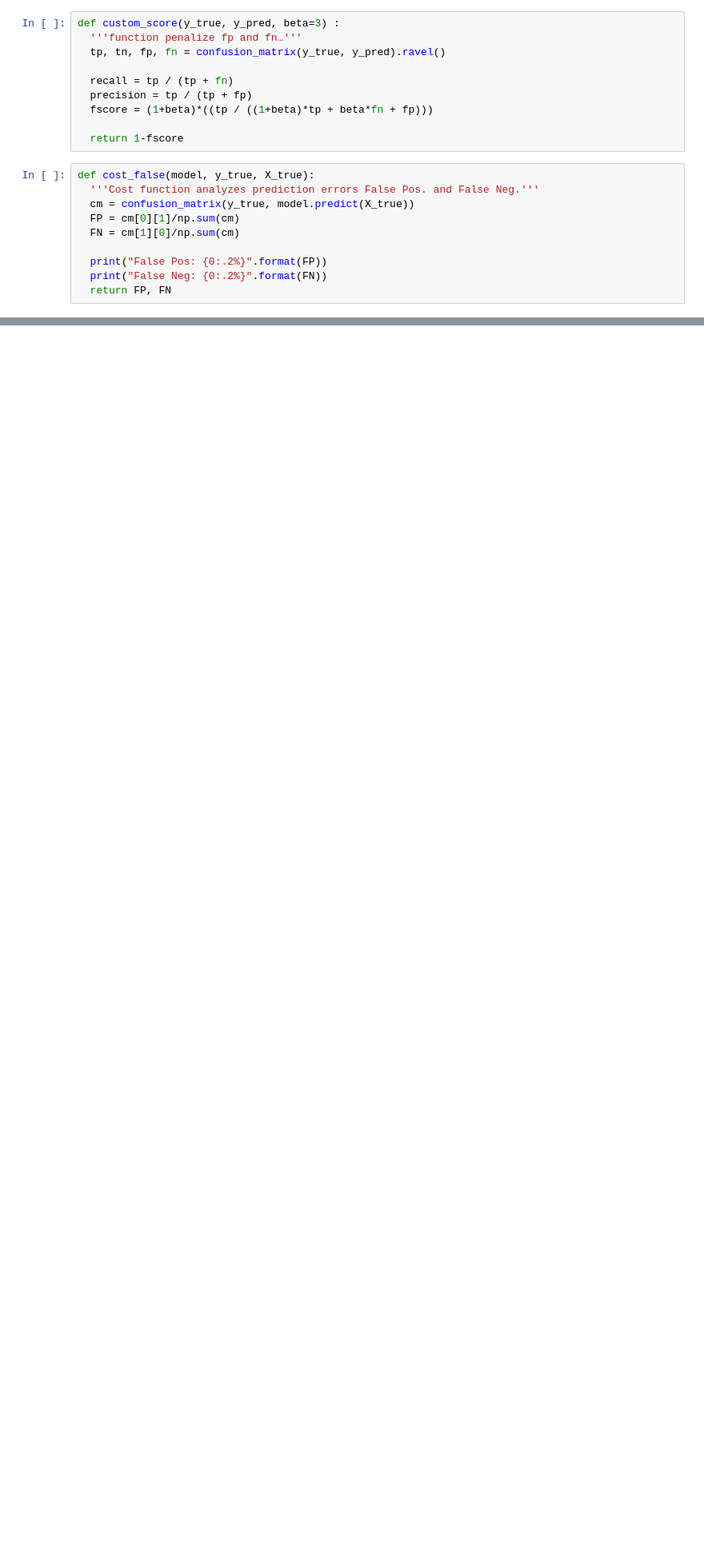
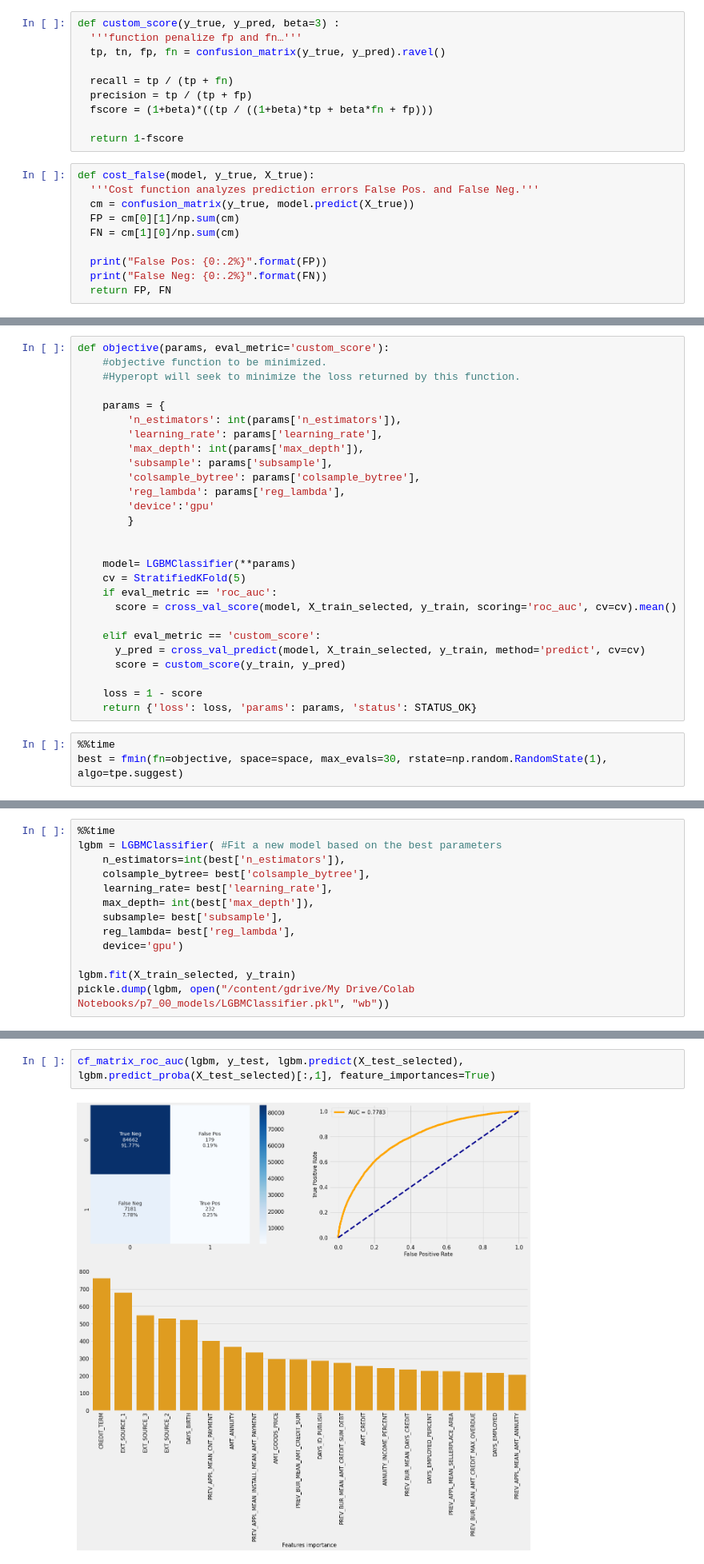
Before and after one commit to nalron/project_credit_scoring_model, a Jupyter notebook: p7_02_modelisation_notebook.ipynb, the cells around one changed output, grey strips where cells are left out. Shown at 80% size. Cells and saved outputs as stored; diff of their text form; blank space fills up the shorter version.

Commit message:
hyperparameters tuning Hyperopt with LightGBM

```diff
--- a/p7_02_modelisation_notebook.ipynb
+++ b/p7_02_modelisation_notebook.ipynb
@@ -698,0 +719,30 @@ def cost_false(model, y_true, X_true):
+# %%
+def objective(params, eval_metric='custom_score'):
+    #objective function to be minimized.
+    #Hyperopt will seek to minimize the loss returned by this function.
+
+    params = {
+        'n_estimators': int(params['n_estimators']),
+        'learning_rate': params['learning_rate'],
+        'max_depth': int(params['max_depth']),
+        'subsample': params['subsample'],
+        'colsample_bytree': params['colsample_bytree'],
+        'reg_lambda': params['reg_lambda'],
+        'device':'gpu'
+        }
+
+
+    model= LGBMClassifier(**params)
+    cv = StratifiedKFold(5)
+    if eval_metric == 'roc_auc':
+      score = cross_val_score(model, X_train_selected, y_train, scoring='roc_auc', cv=cv).mean()
+
+    elif eval_metric == 'custom_score':
+      y_pred = cross_val_predict(model, X_train_selected, y_train, method='predict', cv=cv)
+      score = custom_score(y_train, y_pred)
+
+    loss = 1 - score
+    return {'loss': loss, 'params': params, 'status': STATUS_OK}
+# %%
+%%time
+best = fmin(fn=objective, space=space, max_evals=30, rstate=np.random.RandomState(1), algo=tpe.suggest)
@@ -698,0 +752,13 @@ def cost_false(model, y_true, X_true):
+# %%
+%%time
+lgbm = LGBMClassifier( #Fit a new model based on the best parameters
+    n_estimators=int(best['n_estimators']),
+    colsample_bytree= best['colsample_bytree'],
+    learning_rate= best['learning_rate'],
+    max_depth= int(best['max_depth']),
+    subsample= best['subsample'],
+    reg_lambda= best['reg_lambda'],
+    device='gpu')
+
+lgbm.fit(X_train_selected, y_train)
+pickle.dump(lgbm, open("/content/gdrive/My Drive/Colab Notebooks/p7_00_models/LGBMClassifier.pkl", "wb"))
@@ -698,0 +773,4 @@ def cost_false(model, y_true, X_true):
+# %%
+cf_matrix_roc_auc(lgbm, y_test, lgbm.predict(X_test_selected), lgbm.predict_proba(X_test_selected)[:,1], feature_importances=True)
+# %% [output]
+[figure, added]
```
Also changed, not shown: parts of 16 cells of this notebook.
